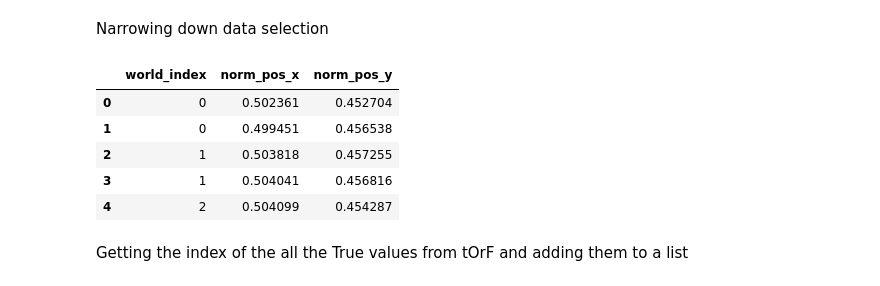
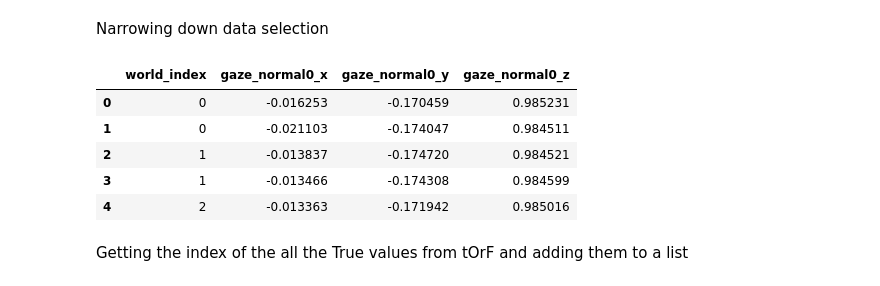
Before and after one commit to wcosta-01/SeniorCapstone, a Jupyter notebook: TextExtraction/FrameCapture.ipynb, the cells around one changed output. Saved outputs shown, nothing was run; the diff lists cells and outputs as text; code cells hidden in the pictures.

```diff
--- a/TextExtraction/FrameCapture.ipynb
+++ b/TextExtraction/FrameCapture.ipynb
@@ -41,21 +14,36 @@ pupil_positions = pd.read_csv(r'C:/Users/deadg/OneDrive/Documents/GithubRep/Seni
+# %%
+from file_dir import video_dir
+points = ['world_index', 'gaze_normal0_x', 'gaze_normal0_y', 'gaze_normal0_z']
+
+# The dataframe I plan on using
+# gaze_normal = pd.read_csv(video_dir, usecols=points)
+
+#A simplified table that consists of the x and y positions in the world image in normalized coordinates
+#norm_pt_x = ['world_index', 'norm_pos_x']
+#norm_pt_y = ['world_index', 'norm_pos_y']
+#norm_pt_w = ['world_index']
+#norm_pt = ['world_index', 'norm_pos_x', 'norm_pos_y']
+
+gaze_pos = pd.read_csv('C:/Users/deadg/OneDrive/Documents/GithubRep/SeniorCapstone/TextExtraction/ExportedData/OldTestData/gaze_positions.csv', usecols=points)
 # %% [markdown]
 Narrowing down data selection
 # %%
 #To complete step 2 we have to figure out the data looks like when the user is focused on an object
 #The distance or size of an object is goind to present an issue with the way I have decided to select the frame
 pd.set_option("display.max_rows", None, "display.max_columns", None)
 gaze_pos.head()
-pos_x = gaze_pos["norm_pos_x"]
-pos_y = gaze_pos["norm_pos_y"]
+pos_x = gaze_pos["gaze_normal0_x"]
+pos_y = gaze_pos["gaze_normal0_y"]
+pos_z = gaze_pos["gaze_normal0_z"]
 w_index = gaze_pos["world_index"]
 gaze_pos.head()
 # %% [output]
-|  | world_index | norm_pos_x | norm_pos_y |
-| 0 | 0 | 0.502361 | 0.452704 |
-| 1 | 0 | 0.499451 | 0.456538 |
-| 2 | 1 | 0.503818 | 0.457255 |
-| 3 | 1 | 0.504041 | 0.456816 |
-| 4 | 2 | 0.504099 | 0.454287 |
+|  | world_index | gaze_normal0_x | gaze_normal0_y | gaze_normal0_z |
+| 0 | 0 | -0.016253 | -0.170459 | 0.985231 |
+| 1 | 0 | -0.021103 | -0.174047 | 0.984511 |
+| 2 | 1 | -0.013837 | -0.174720 | 0.984521 |
+| 3 | 1 | -0.013466 | -0.174308 | 0.984599 |
+| 4 | 2 | -0.013363 | -0.171942 | 0.985016 |
 # %% [markdown]
 Getting the index of the all the True values from tOrF and adding them to a list
 # %%
```
Also changed, not shown: parts of 7 cells of this notebook, 9 other files.
